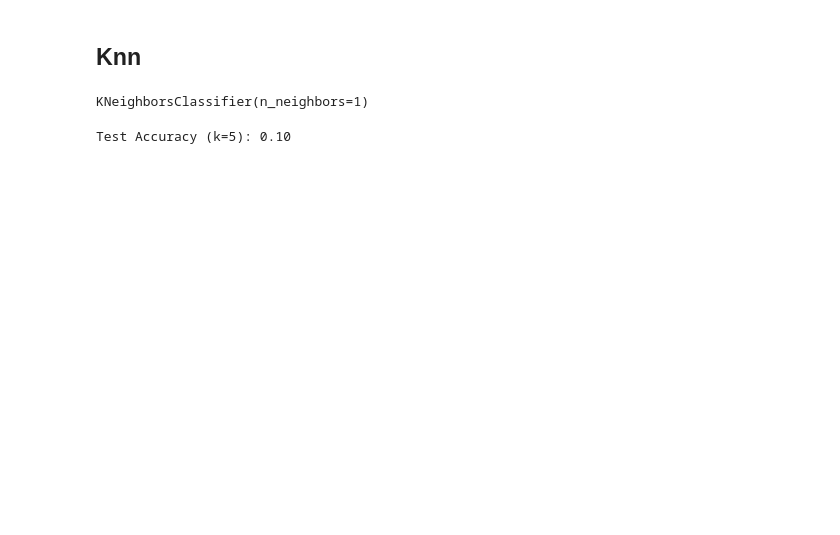
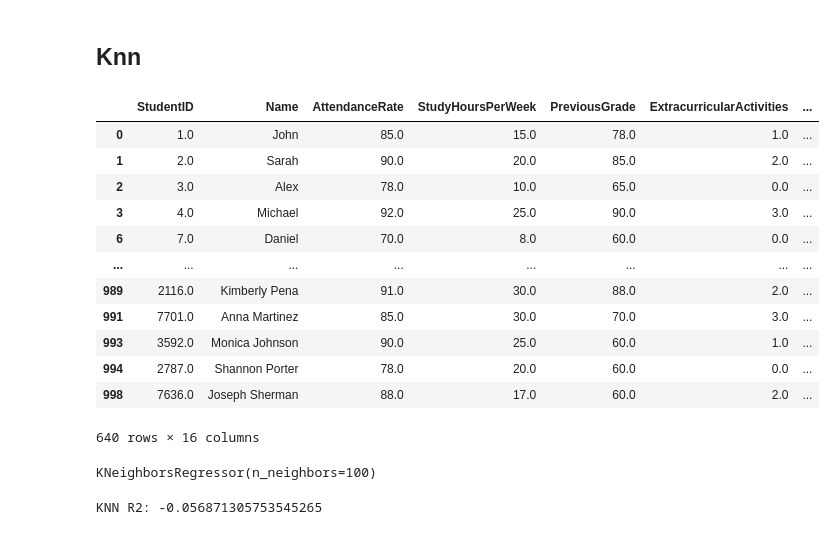
Before and after one commit to zanedotmp4/MLFInalProject, a Jupyter notebook: main.ipynb, the cells around one changed output. Saved outputs shown, nothing was run; the diff lists cells and outputs as text; code cells hidden in the pictures; blank space fills up the shorter version.

```diff
--- a/main.ipynb
+++ b/main.ipynb
@@ -123,22 +129,40 @@ array([80.82029439, 78.28044918, 81.12543119, 79.34740941, 78.77360451,
 # %% [markdown]
 ## Knn
+# %%
+variables =['StudyHoursPerWeek', 'AttendanceRate', 'PreviousGrade','Attendance_(%)','ExtracurricularActivities','Study_Hours'
+            ,'Online_Classes_Taken_True','Online_Classes_Taken_False','ParentalSupport_Low','ParentalSupport_Medium','ParentalSupport_High','Gender_Male','Gender_Female']
 # %%
 reduced_performace = student_performace.dropna()
 reduced_performace = dataCleaning(reduced_performace)
-x = reduced_performace.drop(columns=['FinalGrade'])
+reduced_performace= pd.get_dummies(reduced_performace,drop_first=False,columns=['ParentalSupport','Gender','Online_Classes_Taken'])
+X= reduced_performace[variables]
 y = reduced_performace['FinalGrade']
-reduced_performace= pd.get_dummies(reduced_performace,drop_first=False,columns=['ParentalSupport','Gender'])
+reduced_performace
+# %% [output]
+|  | StudentID | Name | AttendanceRate | StudyHoursPerWeek | PreviousGrade | ExtracurricularActivities | ... |
+| 0 | 1.0 | John | 85.0 | 15.0 | 78.0 | 1.0 | ... |
+| 1 | 2.0 | Sarah | 90.0 | 20.0 | 85.0 | 2.0 | ... |
+| 2 | 3.0 | Alex | 78.0 | 10.0 | 65.0 | 0.0 | ... |
+| 3 | 4.0 | Michael | 92.0 | 25.0 | 90.0 | 3.0 | ... |
+| 6 | 7.0 | Daniel | 70.0 | 8.0 | 60.0 | 0.0 | ... |
+| ... | ... | ... | ... | ... | ... | ... | ... |
+| 989 | 2116.0 | Kimberly Pena | 91.0 | 30.0 | 88.0 | 2.0 | ... |
+| 991 | 7701.0 | Anna Martinez | 85.0 | 30.0 | 70.0 | 3.0 | ... |
+| 993 | 3592.0 | Monica Johnson | 90.0 | 25.0 | 60.0 | 1.0 | ... |
+| 994 | 2787.0 | Shannon Porter | 78.0 | 20.0 | 60.0 | 0.0 | ... |
+| 998 | 7636.0 | Joseph Sherman | 88.0 | 17.0 | 60.0 | 2.0 | ... |
+640 rows × 16 columns
 # %%
-
+X_train, X_test, y_train, y_test = train_test_split(X, y, test_size=0.1, random_state=42)
 scaler = StandardScaler()
-normal = scaler.fit_transform(X[variables])
-X_train, X_test, y_train, y_test = train_test_split(normal, y, test_size=0.3, random_state=42)
-knn = KNeighborsClassifier(n_neighbors=1)
-knn.fit(X_train, y_train)
+X_train_scaled = scaler.fit_transform(X_train)
+X_test_scaled = scaler.transform(X_test)
+knn = KNeighborsRegressor(n_neighbors=100)
+knn.fit(X_train_scaled, y_train)
 # %% [output]
-KNeighborsClassifier(n_neighbors=1)
+KNeighborsRegressor(n_neighbors=100)
 # %%
-y_pred = knn.predict(X_test)
-print(f"Test Accuracy (k=5): {accuracy_score(y_test, y_pred):.2f}")
+y_pred = knn.predict(X_test_scaled)
+print("KNN R2:", r2_score(y_test, y_pred))
 # %% [output]
-Test Accuracy (k=5): 0.10
+KNN R2: -0.056871305753545265
```
Also changed, not shown: parts of 9 cells of this notebook.
